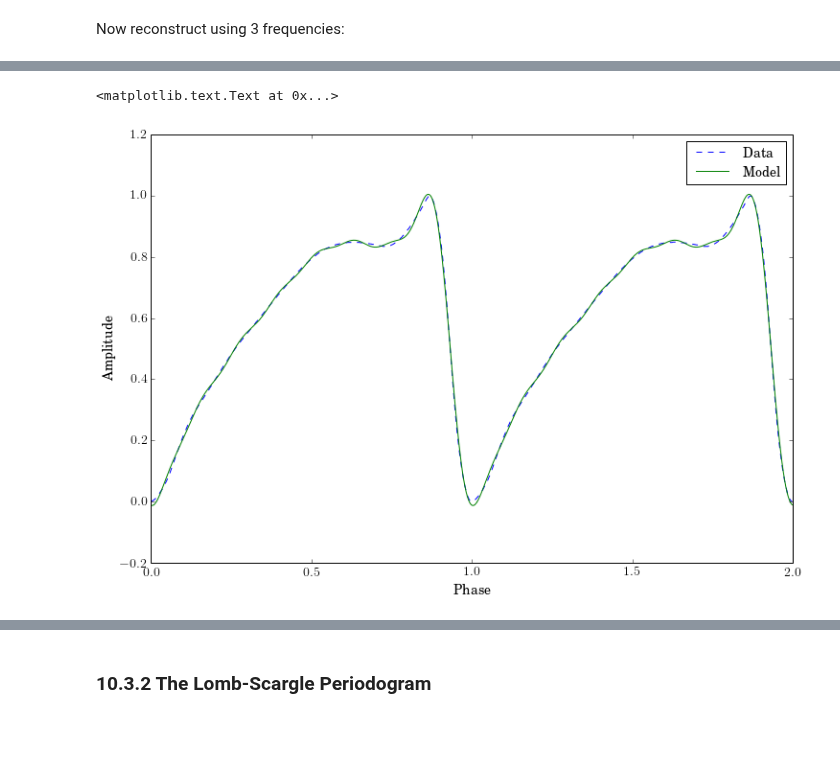
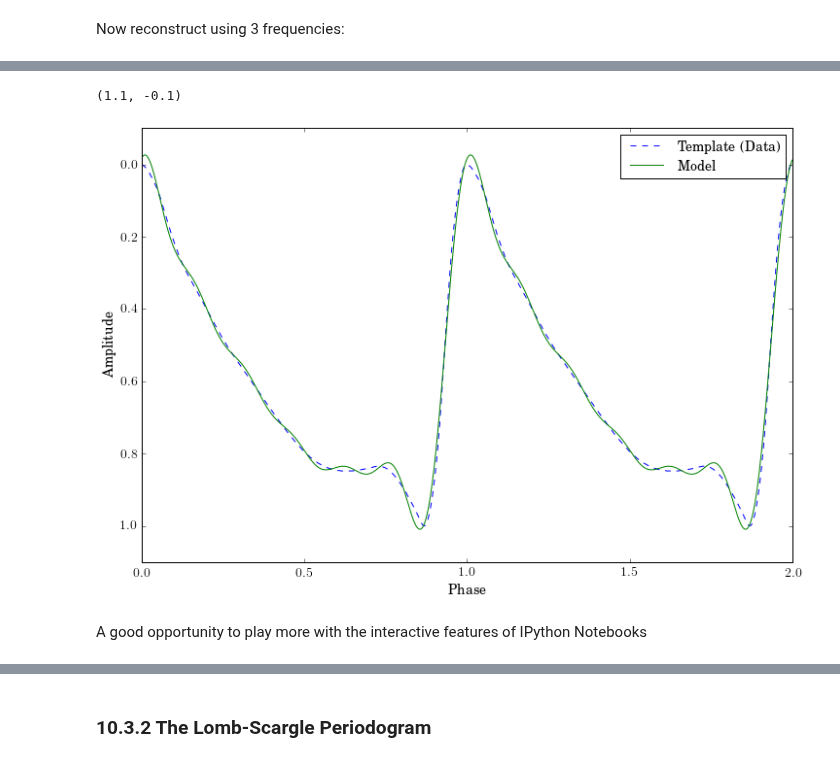
Before and after one commit to YastroML/YastroML, a Jupyter notebook: Session19_141029/Ch10_TimeSeries.ipynb, the cells around one changed output, grey strips where cells are left out. Drawn from its saved outputs; the diff is of its cells as text; code cells hidden in the pictures; blank space fills up the shorter version.

```diff
--- a/Session19_141029/Ch10_TimeSeries.ipynb
+++ b/Session19_141029/Ch10_TimeSeries.ipynb
@@ -130,4 +136,5 @@ templates.keys()
  '111z',
  '119g']
 # %%
-x, y = templates['115r'].T
+x, y = x115r, y115r = templates['115r'].T
+x109u, y109u = templates['109u'].T
@@ -154,11 +193,19 @@ y_fft[k + 1:-k] = 0
+# %%
+#set the number of modes you'd like to see
+k = 6
+#now zero out the rest:
+y_fft[k + 1:-k] = 0
 # %%
 y_fit = fftpack.ifft(y_fft).real
 # %%
-plt.plot(np.concatenate([x, 1+x]), np.concatenate([y, y]), '--', label='Data')
+plt.plot(np.concatenate([x, 1+x]), np.concatenate([y, y]), '--', label='Template (Data)')
 plt.plot(np.concatenate([x, 1+x]), np.concatenate([y_fit, y_fit]), label='Model')
 plt.legend(loc='best')
 plt.xlabel('Phase')
 plt.ylabel('Amplitude')
+plt.ylim([1.1, -0.1])
 # %% [output]
-<matplotlib.text.Text at 0x...>
+(1.1, -0.1)
-[figure, old version]
+[figure, new version]
+# %% [markdown]
+A good opportunity to play more with the interactive features of IPython Notebooks
```
Also changed, not shown: parts of 21 cells of this notebook.
